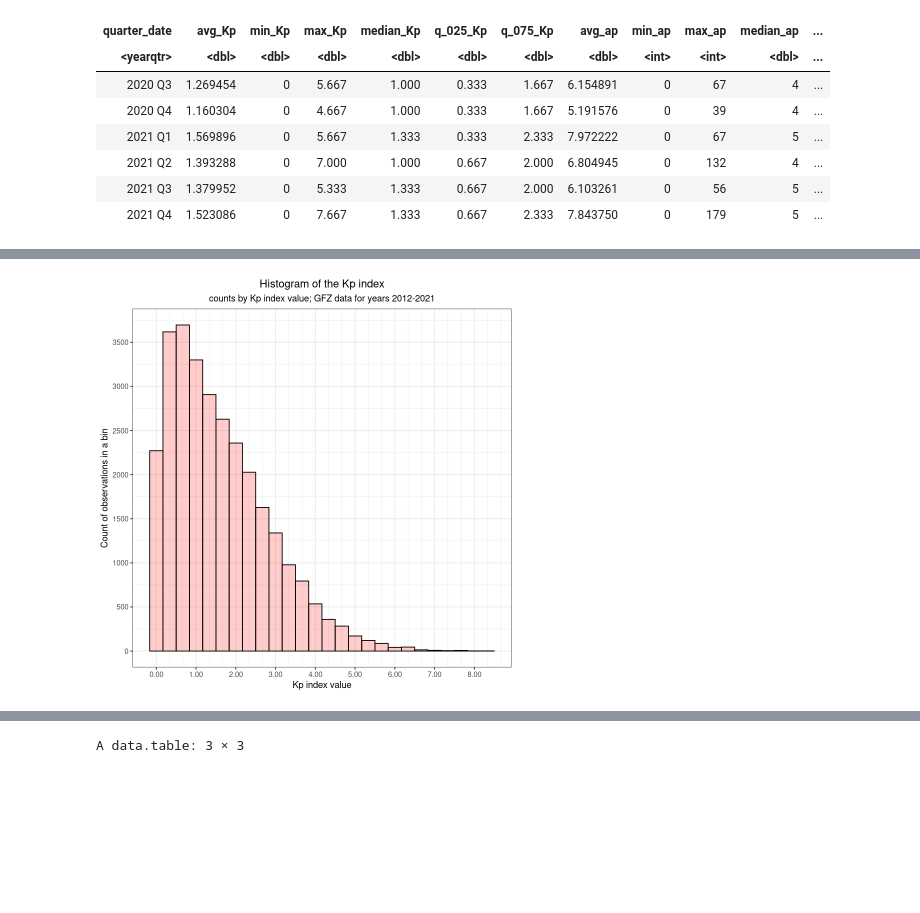
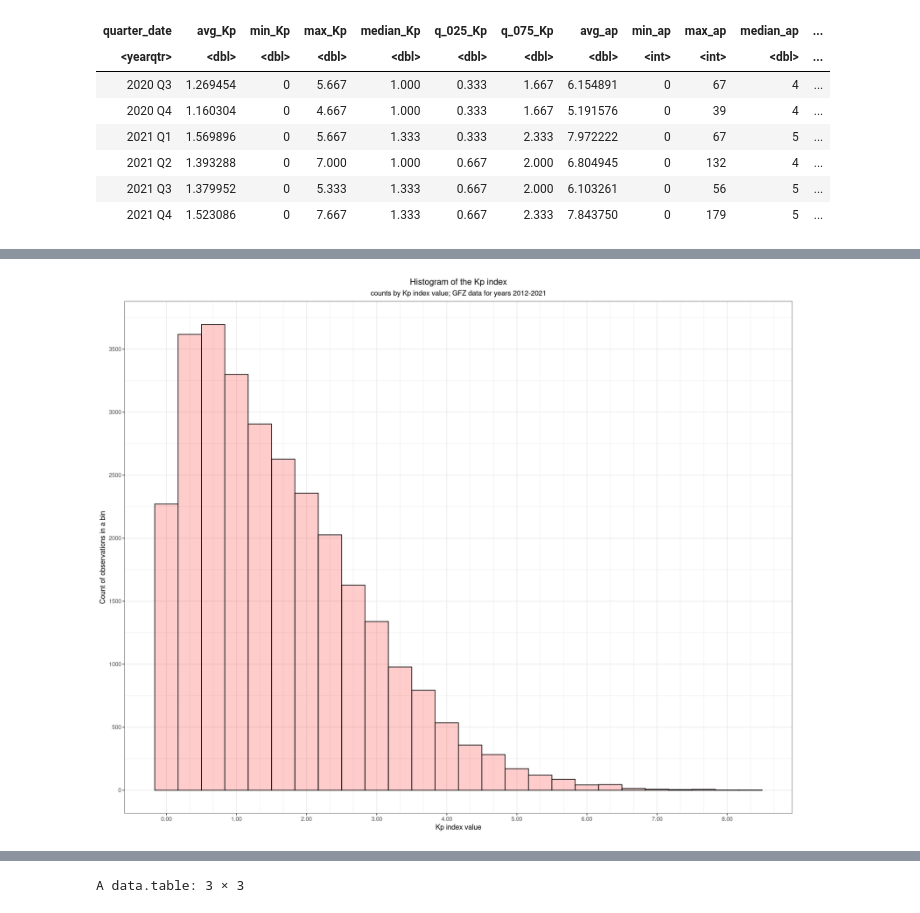
Before and after one commit to wegar-2/R_and_Python_jupyter_notebooks, a Jupyter notebook: R_GFZ_geomagnetic_EDA.ipynb, the cells around one changed output, grey strips where cells are left out. Cells and saved outputs as stored; diff of their text form; code cells hidden in the pictures; blank space fills up the shorter version.

```diff
--- a/R_GFZ_geomagnetic_EDA.ipynb
+++ b/R_GFZ_geomagnetic_EDA.ipynb
@@ -205,18 +207,19 @@ ggplotKpRootHistogram <- ggplot2::ggplot(
   )
 # %%
 # 9.1. obs counts on the OY axis
+options(repr.plot.width=15, repr.plot.height=12)
 ggplotKpAbsHistogram <- ggplotKpRootHistogram + scale_y_continuous(
   breaks = seq(0, 4000, 500),
   minor_breaks = seq(0, 4000, 250)
 ) + ggtitle(label = "Histogram of the Kp index",
             subtitle = "counts by Kp index value; GFZ data for years 2012-2021") +
   theme(
     plot.title = element_text(hjust = 0.5),
     plot.subtitle = element_text(hjust = 0.5)
   ) + ylab(label = "Count of observations in a bin") +
   xlab(label = "Kp index value")
 ggplotKpAbsHistogram
 # %% [output]
-[figure, old version]
+[figure, new version]
 # %%
 # 9.2. obs shares on the OY axis
```
Also changed, not shown: parts of 7 cells of this notebook.
